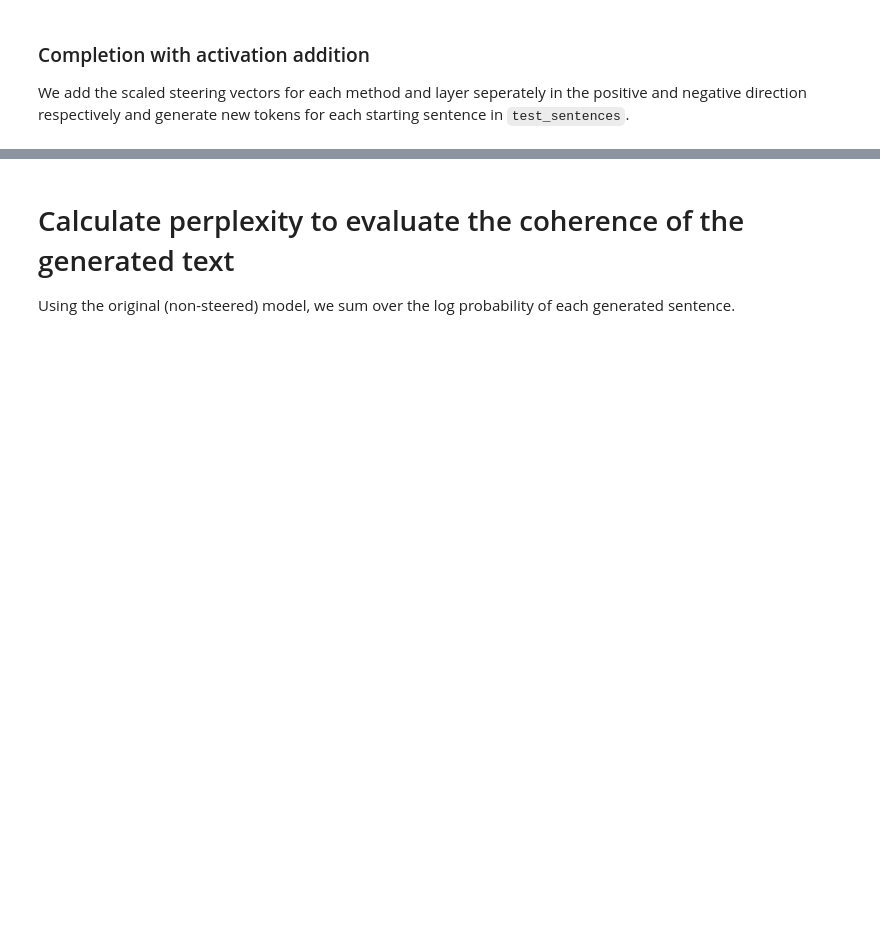
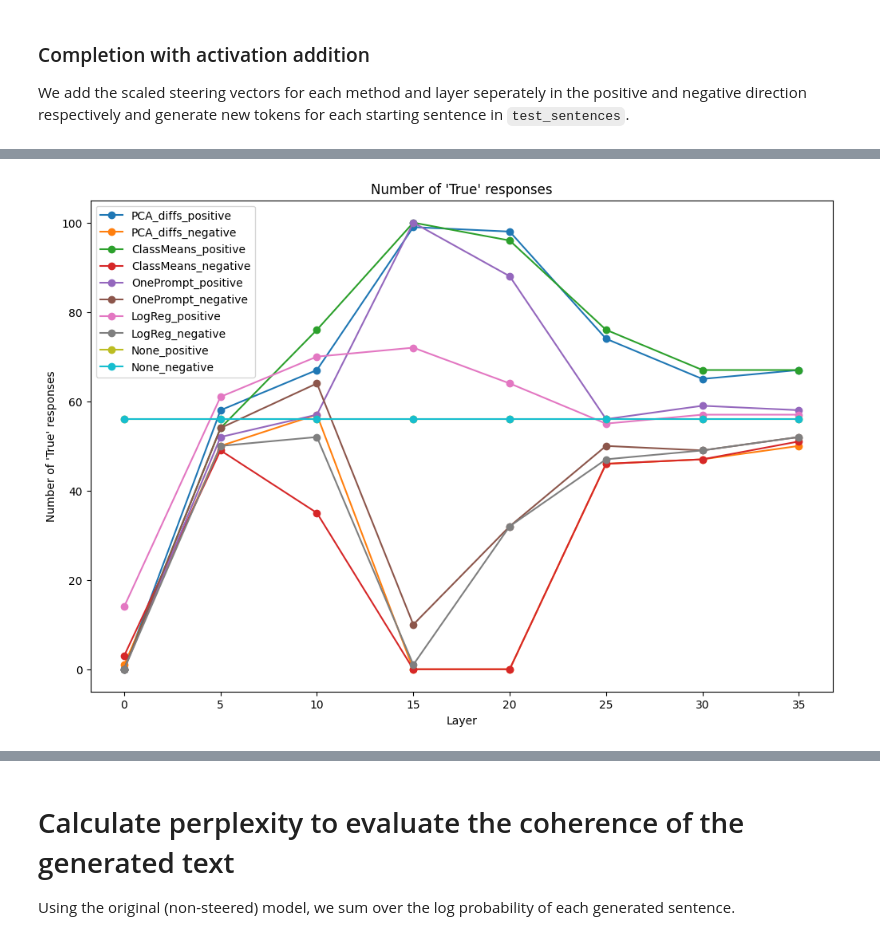
Before and after one commit to magikarp01/exploring_directions, a Jupyter notebook: activation_steering.ipynb, the cells around one changed output, grey strips where cells are left out. Saved outputs shown, nothing was run; the diff lists cells and outputs as text; code cells hidden in the pictures; blank space fills up the shorter version.

```diff
--- a/activation_steering.ipynb
+++ b/activation_steering.ipynb
@@ -133,12 +159,14 @@ wrapped_model = WrappedModel(model, tokenizer)
 ### Load directions
 # %%
 # load pkl directions
-with open(os.path.join(results_dir, f'directions_{model_name}.pkl'), "rb") as f:
+with open(os.path.join(results_dir, f'directions_{split_name}.pkl'), "rb") as f:
     all_directions = pickle.load(f)
 
 # remove random directions
 if "Random" in all_directions:
     all_directions.pop("Random", None)
 
+all_directions["None"] = {layer: np.zeros_like(all_directions["ClassMeans"][layer]) for layer in all_directions["ClassMeans"]}
+
 method_names = list(all_directions.keys())
 print(method_names)
@@ -228,0 +295,43 @@ if calc_generations:
+# %%
+# response looks like '[INST] You are a helpful, respectful and honest assistant. Always answer as helpfully as possible, while being safe. In one word, please tell me if the following is true or false. "Lowe\'s operates in the industry of Media." Answer \'True\' if it is true and \'False\' if it is false. [/INST]  False.'
+def get_response(generation):
+    # given sentence, get the last toke
+    token_response = generation.split(" ")[-1][:-1]
+    return token_response
+
+responses = {}
+# if "None" in method_names:
+#     method_names.remove("None")
+for method_name in method_names:
+    responses[method_name] = {}
+    for layer_id in layer_ids:
+        responses[method_name][layer_id] = {}
+        for direction in ["positive", "negative"]:
+
+            responses[method_name][layer_id][direction] = []
+            for generation in all_generations[method_name][layer_id][direction]:
+                responses[method_name][layer_id][direction].append(get_response(generation))
+# %%
+# get rate of True vs False responses
+# set plt figsize
+plt.figure(figsize=(12, 8))
+for method_name in method_names:
+    for direction in ["positive", "negative"]:
+        true_counts = []
+        false_counts = []
+        for layer_id in layer_ids:
+            # calculate number of "True" vs number of "False" responses
+            true_count = responses[method_name][layer_id][direction].count("True")
+            false_count = responses[method_name][layer_id][direction].count("False")
+            true_counts.append(true_count)
+            false_counts.append(false_count)
+            # print(f"method: {method_name}, layer: {layer_id}, direction: {direction}, true_count: {true_count}, false_count: {false_count}")
+        plt.plot(layer_ids, true_counts, marker='o', label=f"{method_name}_{direction}")
+
+plt.legend(loc="upper left")
+plt.xlabel("Layer")
+plt.ylabel("Number of 'True' responses")
+plt.title("Number of 'True' responses")
+plt.show()
+# %% [output]
+[figure, added]
```
Also changed, not shown: parts of 12 cells of this notebook, 2 other files.
